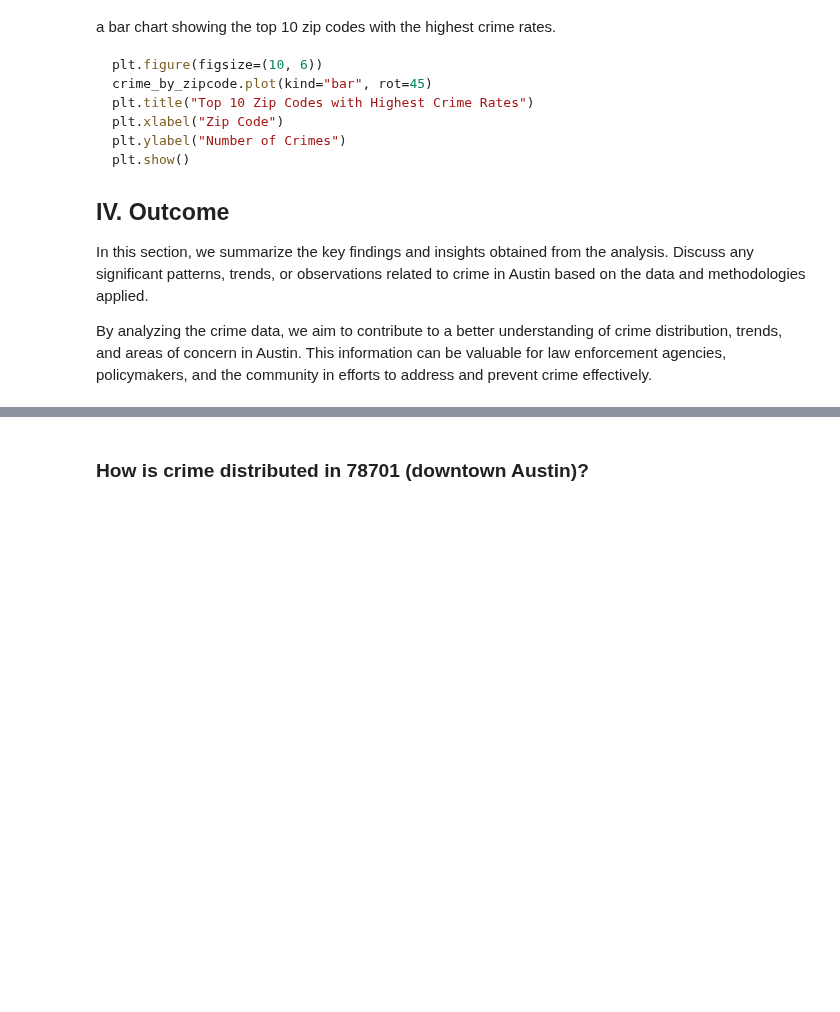
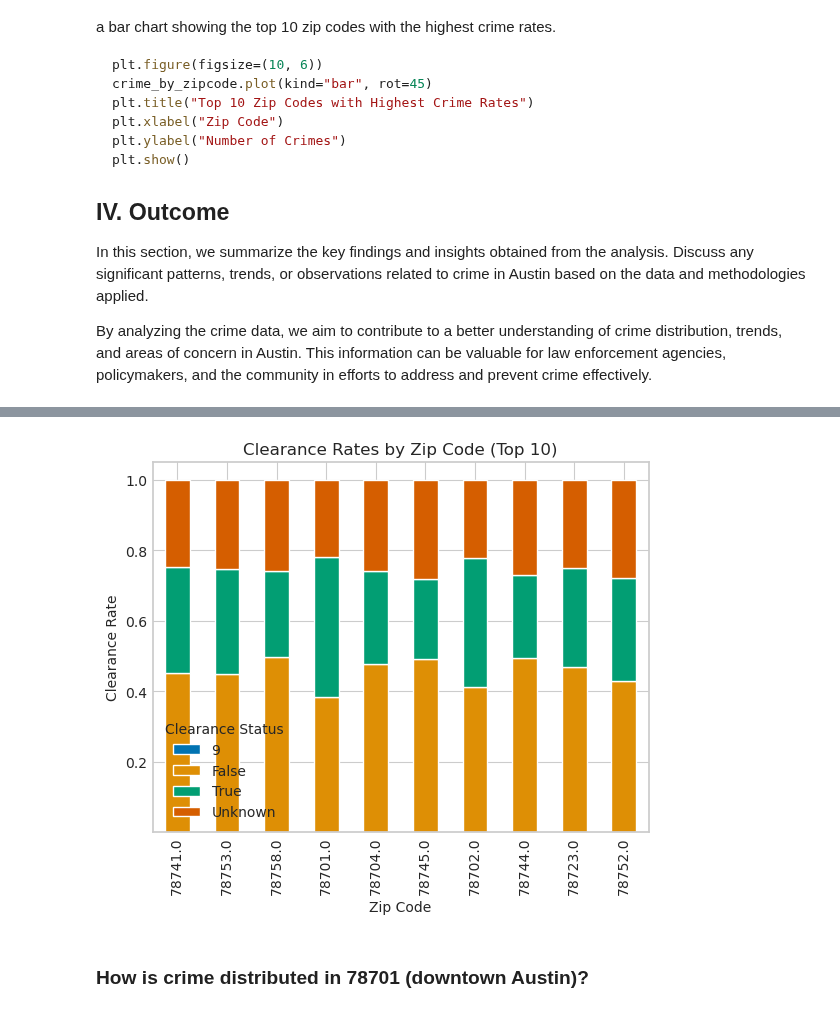
Before and after one commit to rgrantham82/Crime-Analysis, a Jupyter notebook: austin-crime-reports-analysis.ipynb, the cells around one changed output, grey strips where cells are left out. Saved outputs shown, nothing was run; the diff lists cells and outputs as text; code cells hidden in the pictures; blank space fills up the shorter version.

```diff
--- a/austin-crime-reports-analysis.ipynb
+++ b/austin-crime-reports-analysis.ipynb
@@ -273,0 +341,24 @@ print(residual_summary)
+# %%
+# Calculate clearance rates by zip code
+clearance_rates_by_zip = (
+    df.groupby("zip_code")["clearance_status"]
+    .value_counts(normalize=True)
+    .unstack()
+    .fillna(0)
+)
+
+# Plot the clearance rates for the top 10 zip codes
+top_10_zip_codes = df["zip_code"].value_counts().head(10).index
+ax = clearance_rates_by_zip.loc[top_10_zip_codes].plot(kind="bar", stacked=True)
+plt.title("Clearance Rates by Zip Code (Top 10)")
+plt.xlabel("Zip Code")
+plt.ylabel("Clearance Rate")
+plt.legend(title="Clearance Status")
+
+# Save the plot as an image
+plt.savefig("clearance_rates_by_zip.png")
+
+# Display the plot
+plt.show()
+# %% [output]
+[figure, added]
```
Also changed, not shown: parts of 23 cells of this notebook.
